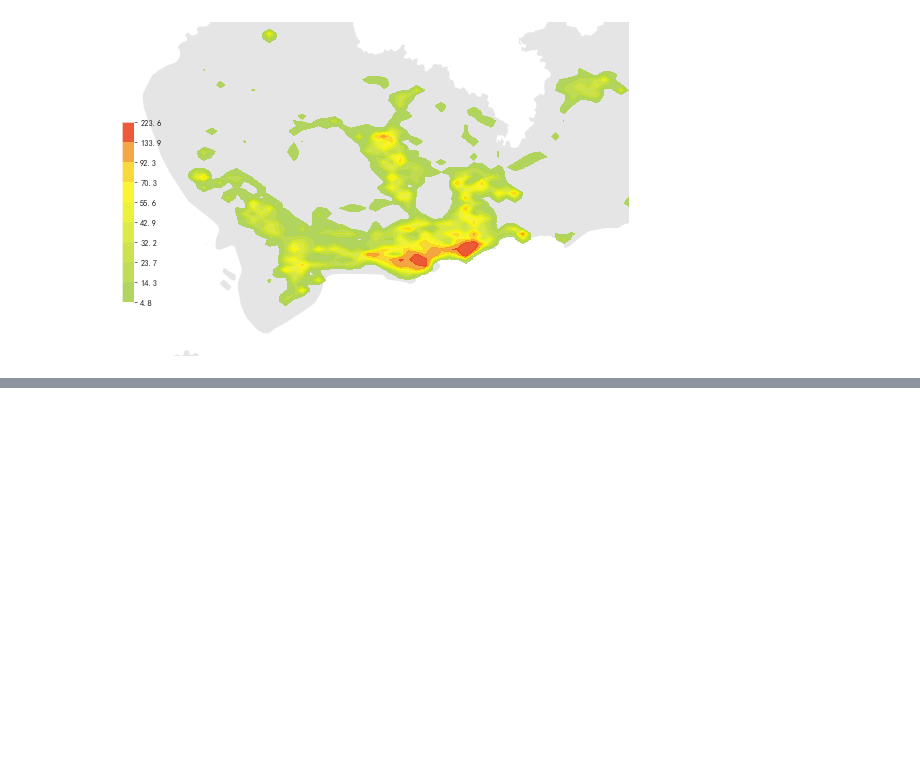
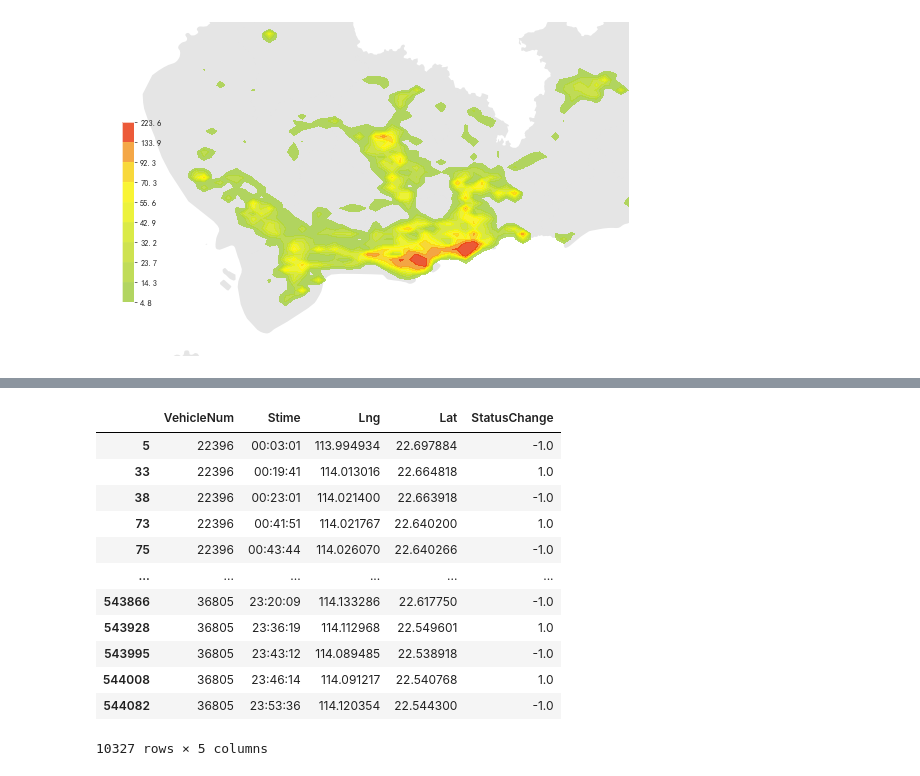
Before and after one commit to raingrain/evaluation-and-analysis-of-gps-data-for-taxi-in-shenzhen, a Jupyter notebook: src/main.ipynb, the cells around one changed output, grey strips where cells are left out. Saved outputs shown, nothing was run; the diff lists cells and outputs as text; code cells hidden in the pictures; blank space fills up the shorter version.

```diff
--- a/src/main.ipynb
+++ b/src/main.ipynb
@@ -664,0 +683,27 @@ plt.show()
+# %%
+# 提取出行的开始与结束信息
+# 读取GPS数据文件
+data = pd.read_csv('./assets/data/TaxiData-clean.csv')
+# 构建StatusChange列
+data['StatusChange'] = data['OpenStatus'] - data['OpenStatus'].shift()
+# 筛选出行开始和结束信息
+oddata = data[((data['StatusChange'] == -1) |
+               (data['StatusChange'] == 1)) &
+              (data['VehicleNum'].shift() == data['VehicleNum'])]
+# 删去无用的列
+oddata = oddata.drop(['OpenStatus', 'Speed'], axis=1)
+oddata
+# %% [output]
+|  | VehicleNum | Stime | Lng | Lat | StatusChange |
+| 5 | 22396 | 00:03:01 | 113.994934 | 22.697884 | -1.0 |
+| 33 | 22396 | 00:19:41 | 114.013016 | 22.664818 | 1.0 |
+| 38 | 22396 | 00:23:01 | 114.021400 | 22.663918 | -1.0 |
+| 73 | 22396 | 00:41:51 | 114.021767 | 22.640200 | 1.0 |
+| 75 | 22396 | 00:43:44 | 114.026070 | 22.640266 | -1.0 |
+| ... | ... | ... | ... | ... | ... |
+| 543866 | 36805 | 23:20:09 | 114.133286 | 22.617750 | -1.0 |
+| 543928 | 36805 | 23:36:19 | 114.112968 | 22.549601 | 1.0 |
+| 543995 | 36805 | 23:43:12 | 114.089485 | 22.538918 | -1.0 |
+| 544008 | 36805 | 23:46:14 | 114.091217 | 22.540768 | 1.0 |
+| 544082 | 36805 | 23:53:36 | 114.120354 | 22.544300 | -1.0 |
+10327 rows × 5 columns
```
Also changed, not shown: parts of 9 cells of this notebook.
